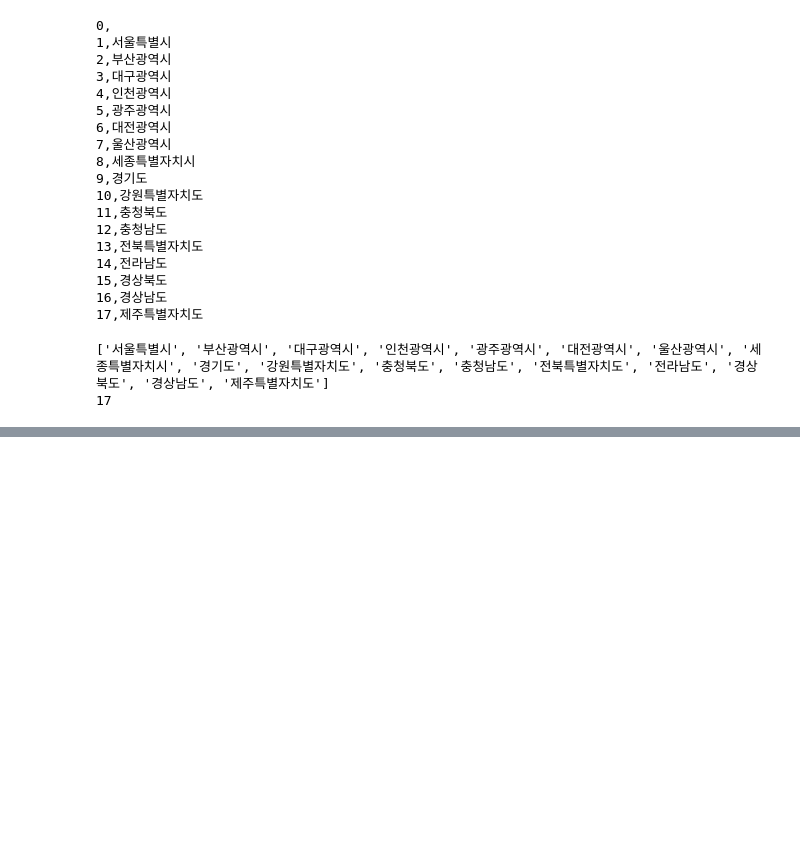
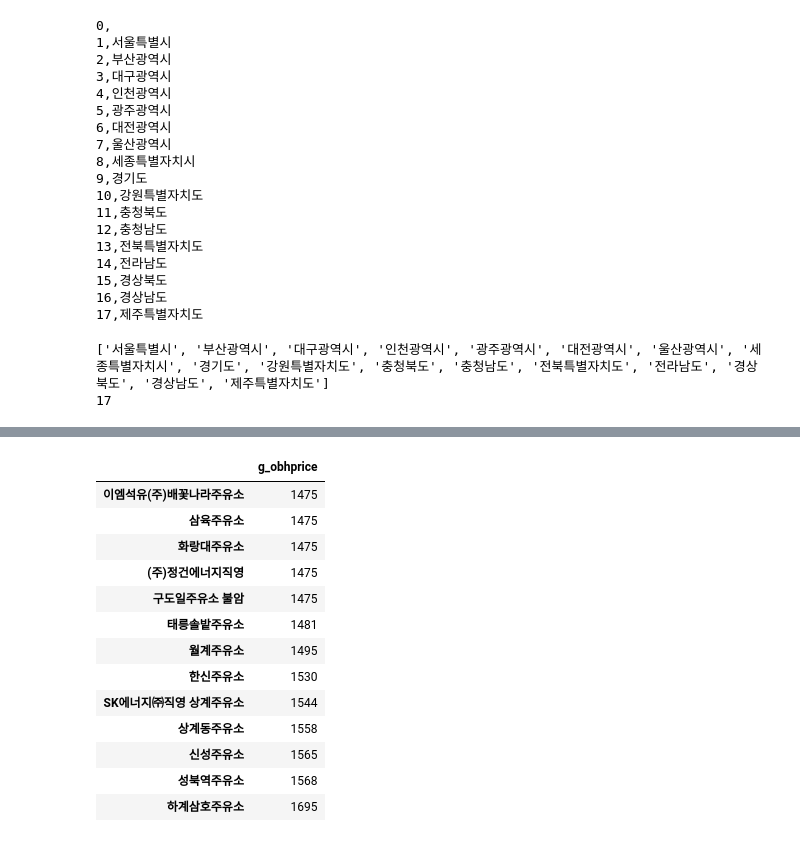
Before and after one commit to kimboseong0602/Linuxrep, a Jupyter notebook: EDA/WebCrolling/jupyter/Seleniumprac.ipynb, the cells around one changed output, grey strips where cells are left out. Drawn from its saved outputs; the diff is of its cells as text; code cells hidden in the pictures; blank space fills up the shorter version.

```diff
--- a/EDA/WebCrolling/jupyter/Seleniumprac.ipynb
+++ b/EDA/WebCrolling/jupyter/Seleniumprac.ipynb
@@ -59,3 +129,13 @@ obchge =  []
 obmech = []
 obconv = []
 ob24h = []
+# %%
+import time
+from tqdm.notebook import tqdm
+from selenium.webdriver.common.by import By
+
+for sigungu_name in tqdm(sigungu_names[:]):
+
+    sigungu = driver.find_element(By.ID, "SIGUNGU_NM0")
+    sigungu.send_keys(sigungu_name)
+    driver.implicitly_wait(3)#이게 훨 빠름.
@@ -61,0 +722,20 @@ ob24h = []
+# %%
+g_huidf = pd.DataFrame(index = obname)
+g_huidf['g_obgprice'] = g_obgprice
+
+g_huidf
+# %% [output]
+|  | g_obhprice |
+| 이엠석유(주)배꽃나라주유소 | 1475 |
+| 삼육주유소 | 1475 |
+| 화랑대주유소 | 1475 |
+| (주)정건에너지직영 | 1475 |
+| 구도일주유소 불암 | 1475 |
+| 태릉솔밭주유소 | 1481 |
+| 월계주유소 | 1495 |
+| 한신주유소 | 1530 |
+| SK에너지㈜직영 상계주유소 | 1544 |
+| 상계동주유소 | 1558 |
+| 신성주유소 | 1565 |
+| 성북역주유소 | 1568 |
+| 하계삼호주유소 | 1695 |
```
Also changed, not shown: parts of 35 cells of this notebook, 4 other files.
